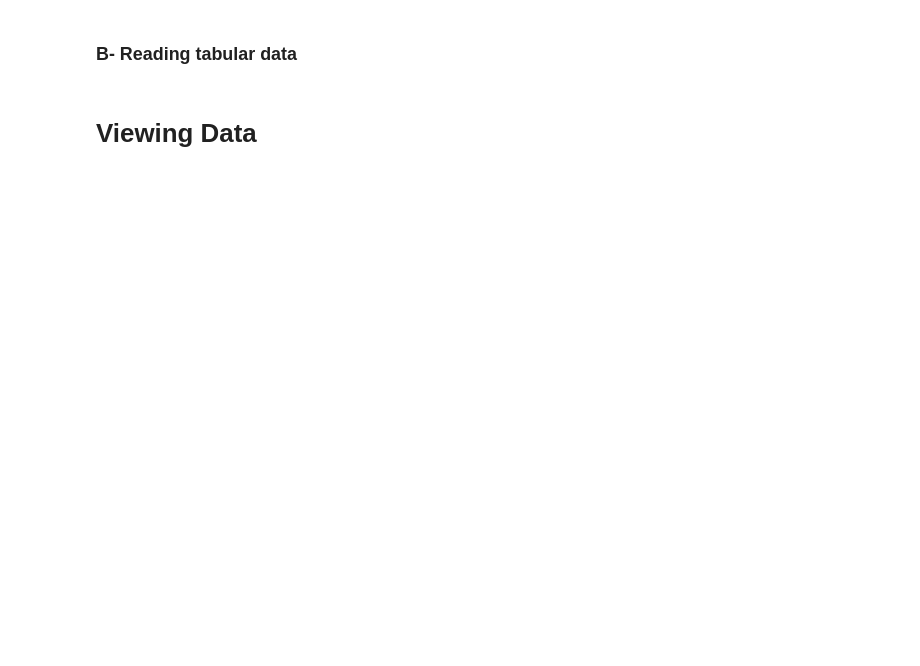
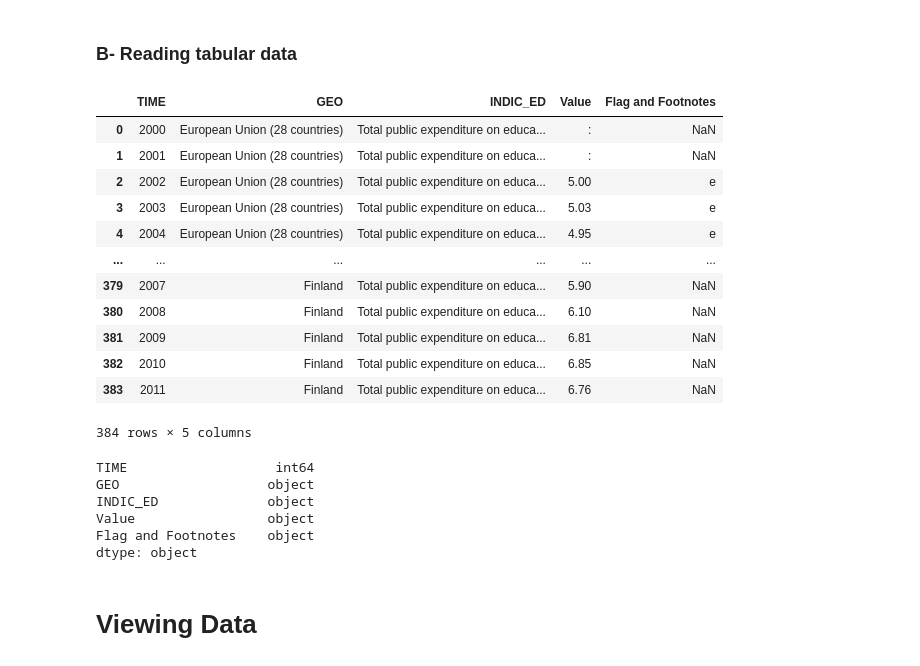
Before and after one commit to Tuwaiq-DS-ML-bootcamp-V-7/Day-8, a Jupyter notebook: 3-Pandas.ipynb, the cells around one changed output. Drawn from its saved outputs; the diff is of its cells as text; code cells hidden in the pictures; blank space fills up the shorter version.

```diff
--- a/3-Pandas.ipynb
+++ b/3-Pandas.ipynb
@@ -119,10 +317,31 @@ football
 # %% [markdown]
 ### B- Reading tabular data
 # %%
-edu = pd.read_csv('educ_figdp_1_Data.csv')
+edu = pd.read_csv('/Users/a7mad/Desktop/git_lab/Day-8/educ_figdp_1_Data.csv')
 edu
+# %% [output]
+|  | TIME | GEO | INDIC_ED | Value | Flag and Footnotes |
+| 0 | 2000 | European Union (28 countries) | Total public expenditure on educa... | : | NaN |
+| 1 | 2001 | European Union (28 countries) | Total public expenditure on educa... | : | NaN |
+| 2 | 2002 | European Union (28 countries) | Total public expenditure on educa... | 5.00 | e |
+| 3 | 2003 | European Union (28 countries) | Total public expenditure on educa... | 5.03 | e |
+| 4 | 2004 | European Union (28 countries) | Total public expenditure on educa... | 4.95 | e |
+| ... | ... | ... | ... | ... | ... |
+| 379 | 2007 | Finland | Total public expenditure on educa... | 5.90 | NaN |
+| 380 | 2008 | Finland | Total public expenditure on educa... | 6.10 | NaN |
+| 381 | 2009 | Finland | Total public expenditure on educa... | 6.81 | NaN |
+| 382 | 2010 | Finland | Total public expenditure on educa... | 6.85 | NaN |
+| 383 | 2011 | Finland | Total public expenditure on educa... | 6.76 | NaN |
+384 rows × 5 columns
 # %%
 edu.dtypes
+# %% [output]
+TIME                   int64
+GEO                   object
+INDIC_ED              object
+Value                 object
+Flag and Footnotes    object
+dtype: object
 # %% [markdown]
 # Viewing Data
 # %%
```
Also changed, not shown: parts of 67 cells of this notebook.
